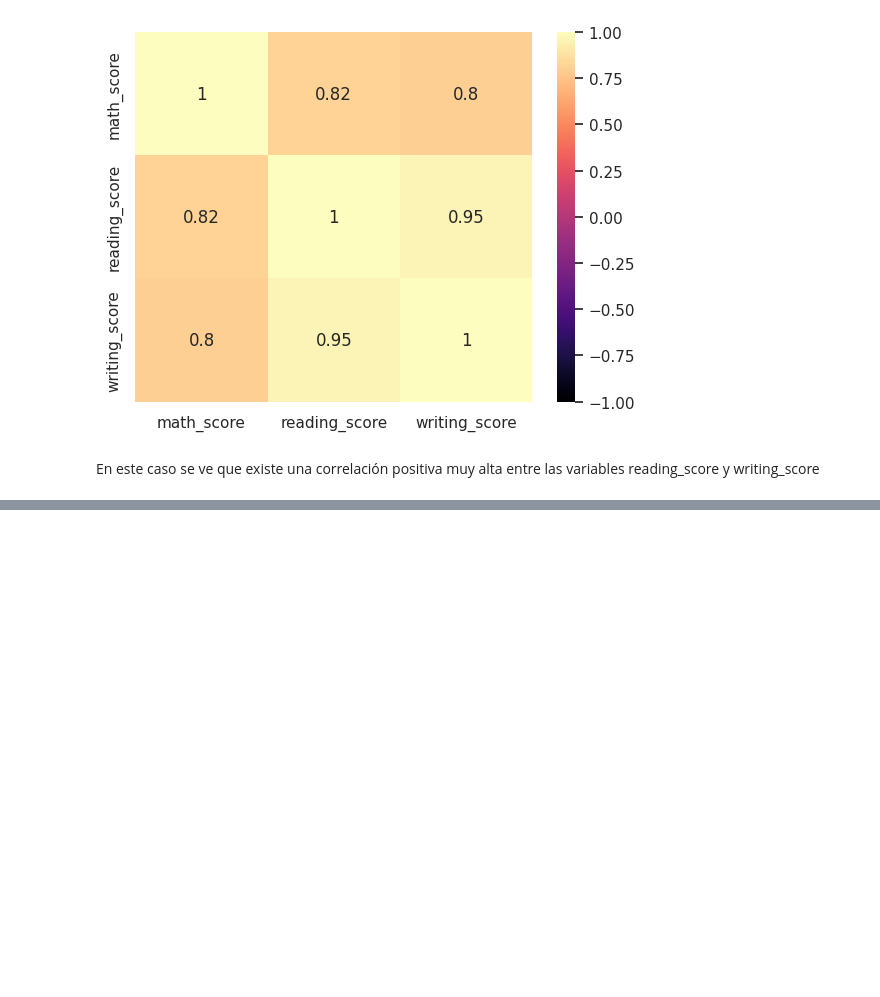
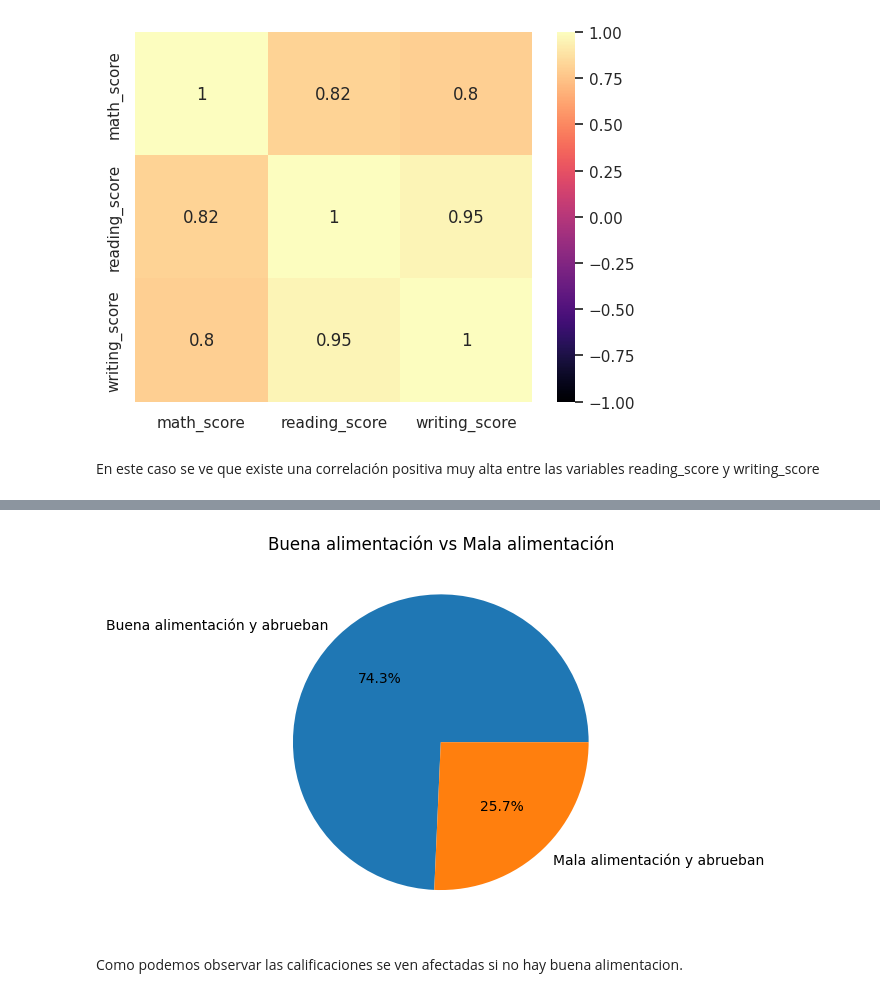
Before and after one commit to MonicaGonzalez30/CienciaDatosLasChicasSuperpoderosas, a Jupyter notebook: Proyectos/Unidad1/EDA/EDA_StudentsPerformance.ipynb, the cells around one changed output, grey strips where cells are left out. Cells and saved outputs as stored; diff of their text form; code cells hidden in the pictures; blank space fills up the shorter version.

```diff
--- a/Proyectos/Unidad1/EDA/EDA_StudentsPerformance.ipynb
+++ b/Proyectos/Unidad1/EDA/EDA_StudentsPerformance.ipynb
@@ -385,0 +575,19 @@ En este caso se ve que existe una correlación positiva muy alta entre las varia
+# %%
+# Gráfica de pastel para comparar ambos filtros
+
+Buena_alimentacion_pasan = 448
+Mala_alimentacion_pasan = 155
+
+# Crear la gráfica de pastel
+fig, ax = plt.subplots()
+ax.pie([Buena_alimentacion_pasan, Mala_alimentacion_pasan], labels=['Buena alimentación y abrueban', 'Mala alimentación y abrueban'], autopct='%1.1f%%')
+
+# Establecer el título
+ax.set_title('Buena alimentación vs Mala alimentación')
+
+# Mostrar la gráfica
+plt.show()
+# %% [output]
+[figure, added]
+# %% [markdown]
+Como podemos observar las calificaciones se ven afectadas si no hay buena alimentacion.
```
Also changed, not shown: parts of 22 cells of this notebook, 1 other file.
